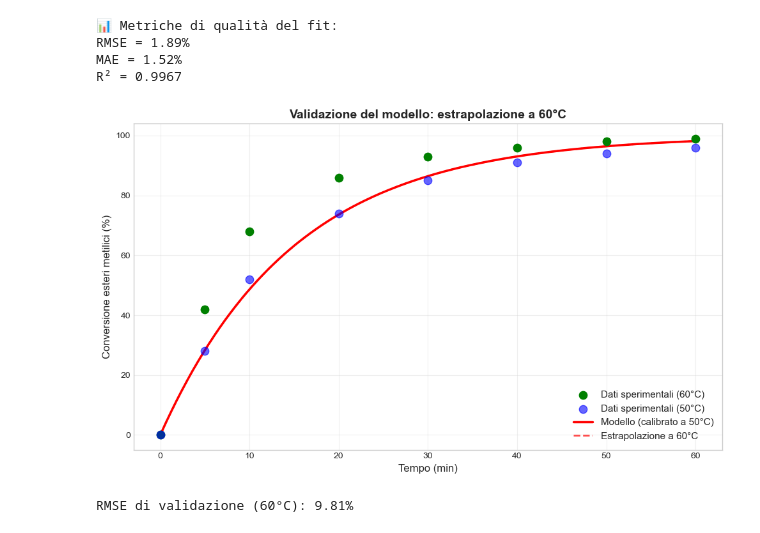
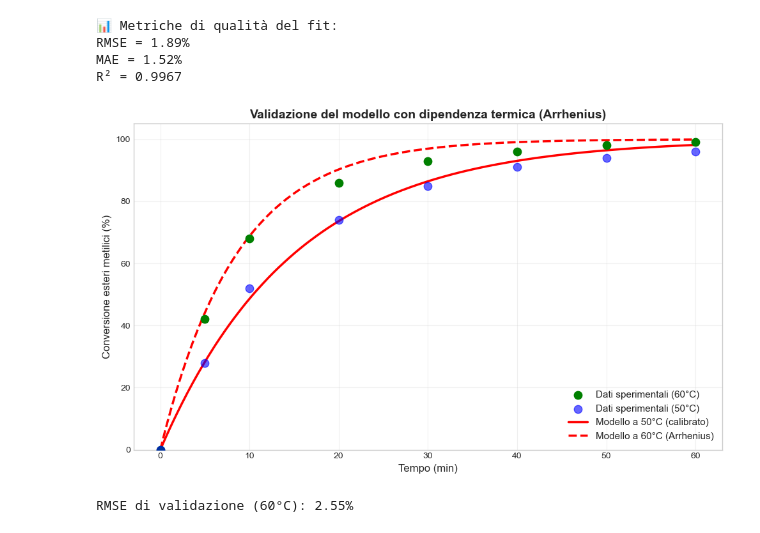
Before and after one commit to AlfredoPeluso/biodiesel-kinetics-modeling, a Jupyter notebook: notebooks/03_parameter_estimation.ipynb, the cells around one changed output. Drawn from its saved outputs; the diff is of its cells as text; code cells hidden in the pictures.

```diff
--- a/notebooks/03_parameter_estimation.ipynb
+++ b/notebooks/03_parameter_estimation.ipynb
@@ -155,44 +155,63 @@ RMSE = 1.89%
 MAE = 1.52%
 R² = 0.9967
 # %%
+import numpy as np
+import matplotlib.pyplot as plt
+
+# Parametri Arrhenius per FAME (valori ragionevoli dalla letteratura)
+Ea = [50000, 40000, 40000]  # J/mol per k1, k2, k3
+R = 8.314
+T_ref = 323.15  # 50°C in K
+
+# Calcola fattori pre-esponenziali
+A = [k_opt[i] * np.exp(Ea[i] / (R * T_ref)) for i in range(3)]
+
+def get_k_FAME(T):
+    """Restituisce k1, k2, k3 a temperatura T (K) usando Arrhenius."""
+    return [A[i] * np.exp(-Ea[i] / (R * T)) for i in range(3)]
+
+# Calcola i k a 60°C (333.15 K)
+k_60 = get_k_FAME(333.15)
+
 # Carica dati a 60°C
 data_60 = df[df['temperature_c'] == 60]
 t_60 = data_60['time_min'].values
 conv_60 = data_60['conversion'].values * 100
 
-# Simula con parametri ottimizzati (calibrati a 50°C)
-solution_60 = solve_kinetics(initial_C, t_smooth, k_opt)
+# Simula a 50°C (con k_opt)
+solution_50 = solve_kinetics(initial_C, t_smooth, k_opt)
+conversion_50 = calculate_conversion(solution_50)
+
+# Simula a 60°C (con k_60)
+solution_60 = solve_kinetics(initial_C, t_smooth, k_60)
 conversion_60 = calculate_conversion(solution_60)
 
 # Grafico comparativo
 fig, ax = plt.subplots(figsize=(10, 6))
 
 # Dati sperimentali
-ax.scatter(t_60, conv_60, color='green', s=80, zorder=5,
-           label='Dati sperimentali (60°C)')
-ax.scatter(t_exp, conv_exp * 100, color='blue', s=80, zorder=5, alpha=0.6,
-           label='Dati sperimentali (50°C)')
+ax.scatter(t_60, conv_60, color='green', s=80, zorder=5, label='Dati sperimentali (60°C)')
+ax.scatter(t_exp, conv_exp * 100, color='blue', s=80, zorder=5, alpha=0.6, label='Dati sperimentali (50°C)')
 
-# Modello
-ax.plot(t_smooth, conversion_opt, 'r-', linewidth=2.5,
-        label='Modello (calibrato a 50°C)')
-ax.plot(t_smooth, conversion_60, 'r--', linewidth=2, alpha=0.7,
-        label='Estrapolazione a 60°C')
+# Modelli
+ax.plot(t_smooth, conversion_50, 'r-', linewidth=2.5, label='Modello a 50°C (calibrato)')
+ax.plot(t_smooth, conversion_60, 'r--', linewidth=2.5, label='Modello a 60°C (Arrhenius)')
 
 ax.set_xlabel('Tempo (min)', fontsize=12)
 ax.set_ylabel('Conversione esteri metilici (%)', fontsize=12)
-ax.set_title('Validazione del modello: estrapolazione a 60°C', fontsize=14, fontweight='bold')
+ax.set_title('Validazione del modello con dipendenza termica (Arrhenius)', fontsize=14, fontweight='bold')
 ax.legend(loc='lower right', fontsize=11)
 ax.grid(True, alpha=0.3)
+ax.set_ylim(0, 105)
 
 plt.tight_layout()
 plt.savefig('../output/kinetics_validation.png', dpi=300, bbox_inches='tight')
 plt.show()
 
 # Calcola errore di validazione
 conv_60_pred = np.interp(t_60, t_smooth, conversion_60)
 rmse_val = np.sqrt(np.mean((conv_60_pred - conv_60) ** 2))
 print(f"RMSE di validazione (60°C): {rmse_val:.2f}%")
 # %% [output]
-[figure, old version]
+[figure, new version]
-RMSE di validazione (60°C): 9.81%
+RMSE di validazione (60°C): 2.55%
```
Also changed, not shown: 9 other files.
